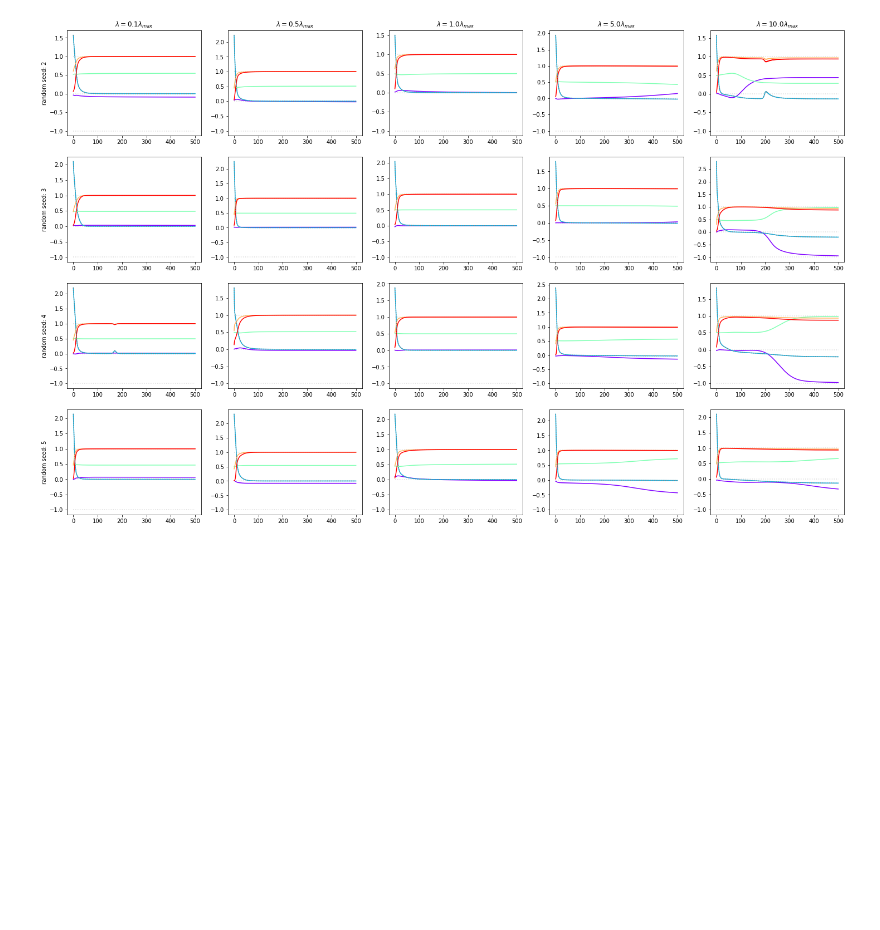
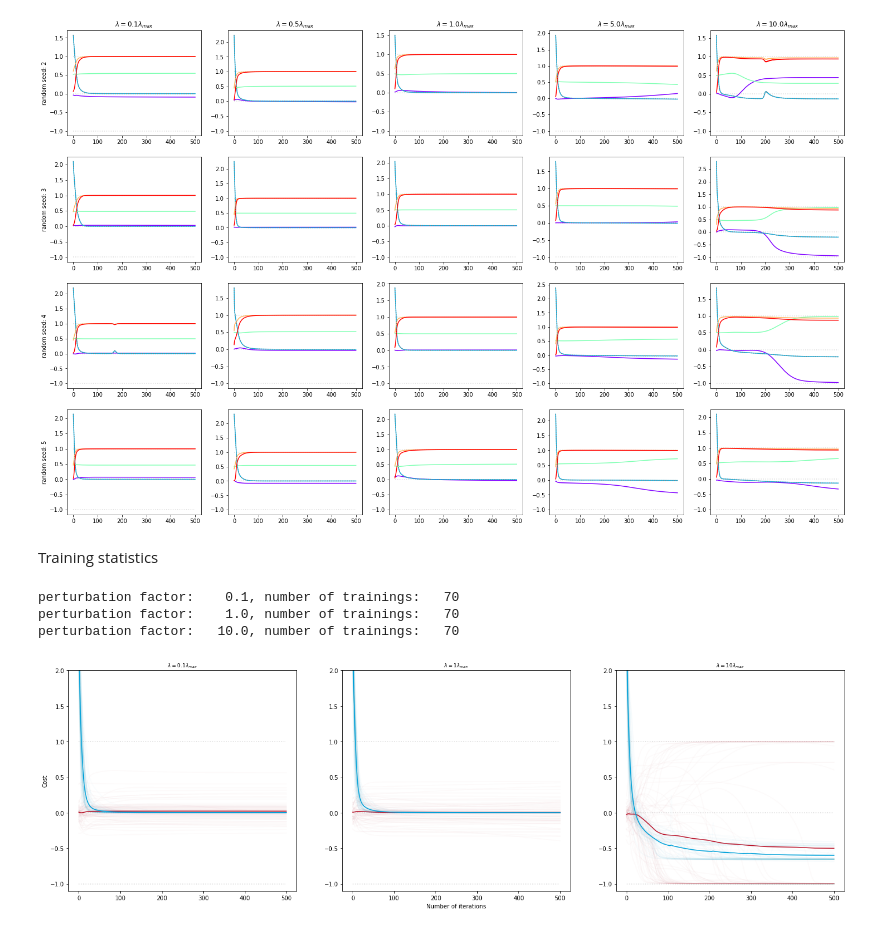
Before and after one commit to SimonCichy/barren-gadgets, a Jupyter notebook: plotting/relevant_results_new_gadgets.ipynb, the cells around one changed output. Drawn from its saved outputs; the diff is of its cells as text; code cells hidden in the pictures; blank space fills up the shorter version.

```diff
--- a/plotting/relevant_results_new_gadgets.ipynb
+++ b/plotting/relevant_results_new_gadgets.ipynb
@@ -403,3 +400,10 @@ Final training cost:   0.00029365     | computational cost:  -0.02991217
 Final training cost:  -0.01644968     | computational cost:  -0.42974995
 Final training cost:  -0.13501725     | computational cost:  -0.32719651
 [figure]
+# %% [markdown]
+Training statistics
+# %%
+palette = [['#e65e71', '#d64055', '#ba182e', '#851919'],
+           ['#77f2d8', '#64d4bc', '#3cb89d', '#279680'],
+           ['#00a1d9', '#1977c2', '#2041ba', '#202482'],
+           ['#b0b0b0', '#727272', '#606060', '#393939']]
@@ -405,0 +447,44 @@ Final training cost:  -0.13501725     | computational cost:  -0.32719651
+# %%
+file_list = {}
+file_list[0.1]  = ['220726_qmio11-1/training_nr{:0>4}'.format(nr) for nr in range(1, 11, 3)]
+file_list[0.1] += ['220726_qmio14/training_nr{:0>4}'.format(nr) for nr in range(1, 11, 3)]
+file_list[0.1] += ['220727_qmio11-1/training_nr{:0>4}'.format(nr) for nr in range(3, 21, 3)]
+file_list[0.1] += ['220727_qmio11-2/training_nr{:0>4}'.format(nr) for nr in range(1, 31, 3)]
+file_list[0.1] += ['220727_qmio14/training_nr{:0>4}'.format(nr) for nr in range(3, 33, 3)]
+file_list[0.1] += ['220728_qmio11-1/training_nr{:0>4}'.format(nr) for nr in range(1, 20, 3)]
+file_list[0.1] += ['220728_qmio11-2/training_nr{:0>4}'.format(nr) for nr in range(1, 20, 3)]
+file_list[0.1] += ['220728_qmio14/training_nr{:0>4}'.format(nr) for nr in range(1, 40, 3)]
+file_list[0.1] += ['220729_qmio11-1/training_nr{:0>4}'.format(nr) for nr in range(3, 12, 3)]
+file_list[0.1] += ['220729_qmio11-2/training_nr{:0>4}'.format(nr) for nr in range(3, 12, 3)]
+file_list[0.1] += ['220729_qmio14/training_nr{:0>4}'.format(nr) for nr in range(1, 10, 3)]
+
+file_list[1]    = ['220726_qmio11-1/training_nr{:0>4}'.format(nr) for nr in range(2, 11, 3)]
+file_list[1]   += ['220726_qmio14/training_nr{:0>4}'.format(nr) for nr in range(2, 11, 3)]
+file_list[1]   += ['220727_qmio11-1/training_nr{:0>4}'.format(nr) for nr in range(1, 21, 3)]
+file_list[1]   += ['220727_qmio11-2/training_nr{:0>4}'.format(nr) for nr in range(2, 31, 3)]
+file_list[1]   += ['220727_qmio14/training_nr{:0>4}'.format(nr) for nr in range(1, 33, 3)]
+file_list[1]   += ['220728_qmio11-1/training_nr{:0>4}'.format(nr) for nr in range(2, 20, 3)]
+file_list[1]   += ['220728_qmio11-2/training_nr{:0>4}'.format(nr) for nr in range(2, 20, 3)]
+file_list[1]   += ['220728_qmio14/training_nr{:0>4}'.format(nr) for nr in range(2, 40, 3)]
+file_list[1]   += ['220729_qmio11-1/training_nr{:0>4}'.format(nr) for nr in range(1, 12, 3)]
+file_list[1]   += ['220729_qmio11-2/training_nr{:0>4}'.format(nr) for nr in range(1, 12, 3)]
+file_list[1]   += ['220729_qmio14/training_nr{:0>4}'.format(nr) for nr in range(2, 10, 3)]
+
+file_list[10]   = ['220726_qmio11-1/training_nr{:0>4}'.format(nr) for nr in range(3, 11, 3)]
+file_list[10]  += ['220726_qmio14/training_nr{:0>4}'.format(nr) for nr in range(3, 11, 3)]
+file_list[10]  += ['220727_qmio11-1/training_nr{:0>4}'.format(nr) for nr in range(2, 21, 3)]
+file_list[10]  += ['220727_qmio11-2/training_nr{:0>4}'.format(nr) for nr in range(3, 31, 3)]
+file_list[10]  += ['220727_qmio14/training_nr{:0>4}'.format(nr) for nr in range(2, 33, 3)]
+file_list[10]  += ['220728_qmio11-1/training_nr{:0>4}'.format(nr) for nr in range(3, 20, 3)]
+file_list[10]  += ['220728_qmio11-2/training_nr{:0>4}'.format(nr) for nr in range(3, 20, 3)]
+file_list[10]  += ['220728_qmio14/training_nr{:0>4}'.format(nr) for nr in range(3, 40, 3)]
+file_list[10]  += ['220729_qmio11-1/training_nr{:0>4}'.format(nr) for nr in range(2, 12, 3)]
+file_list[10]  += ['220729_qmio11-2/training_nr{:0>4}'.format(nr) for nr in range(2, 12, 3)]
+file_list[10]  += ['220729_qmio14/training_nr{:0>4}'.format(nr) for nr in range(3, 10, 3)]
+# %%
+training_plots(file_list)
+# %% [output]
+perturbation factor:    0.1, number of trainings:   70
+perturbation factor:    1.0, number of trainings:   70
+perturbation factor:   10.0, number of trainings:   70
+[figure, added]
```
Also changed, not shown: parts of 3 cells of this notebook, 2 other files.
